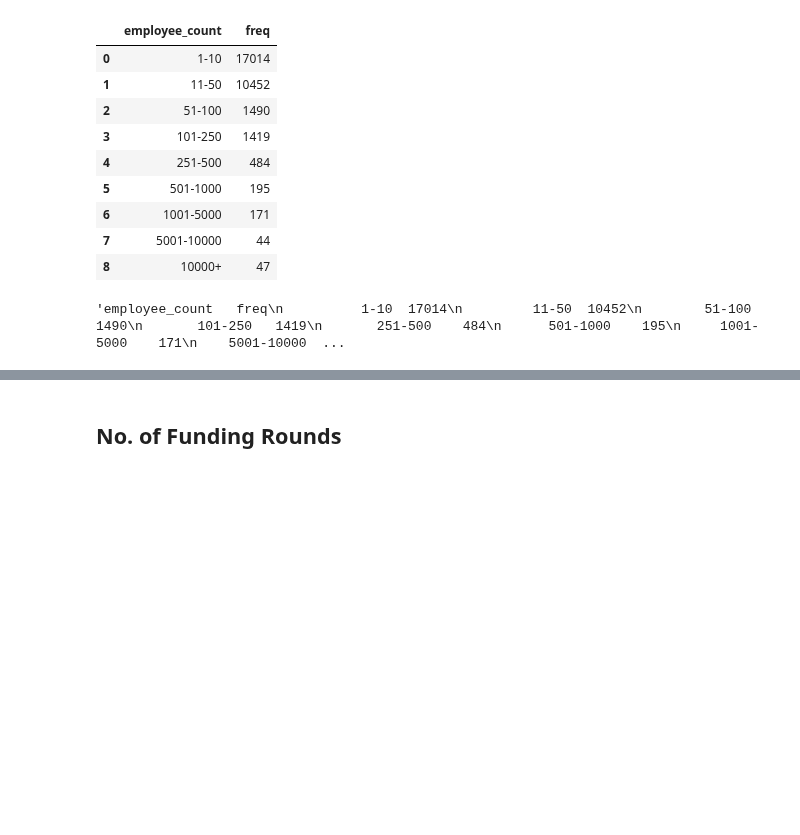
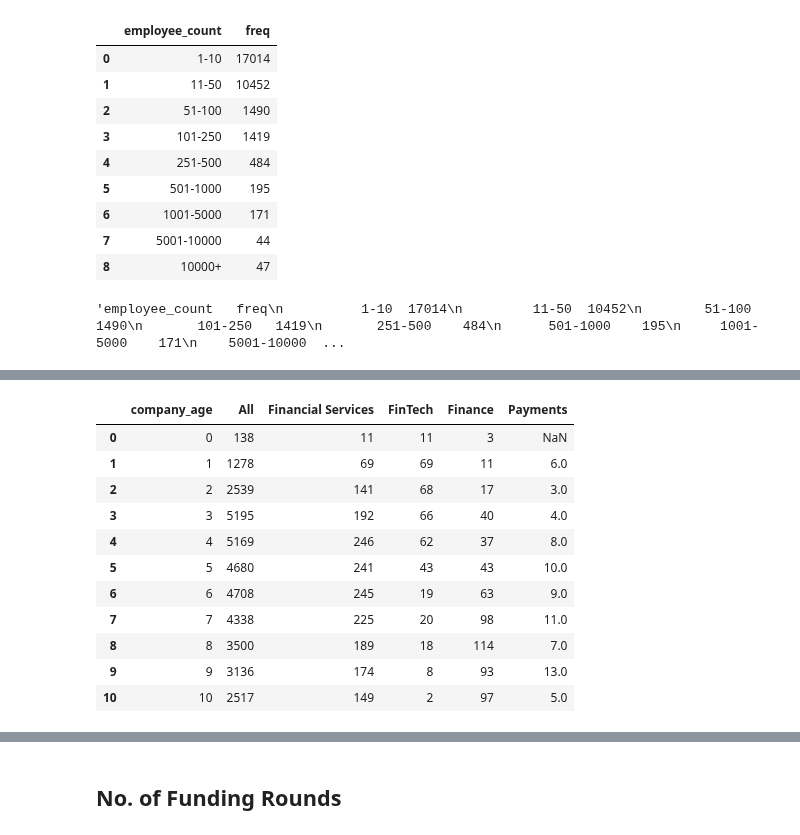
Before and after one commit to StardustLID/TEMG4952A-TEAM-5, a Jupyter notebook: backend/csv_helper.ipynb, the cells around one changed output, grey strips where cells are left out. Drawn from its saved outputs; the diff is of its cells as text; code cells hidden in the pictures; blank space fills up the shorter version.

```diff
--- a/backend/csv_helper.ipynb
+++ b/backend/csv_helper.ipynb
@@ -113,0 +118,8 @@ df.to_string(index=False)
+# %%
+import pandas as pd
+df = pd.read_csv("../Week3_Onwards/unifed_csv_without_duplicated_company.csv")
+
+categories = ['Financial Services', 'FinTech', 'Finance', 'Payments']
+cols_to_keep = ['founded_on', *categories]
+df = df[cols_to_keep]
+df
@@ -113,0 +140,3 @@ df.to_string(index=False)
+# %%
+df['founded_on'] = df['founded_on'].round(0).astype(int)
+df.head()
@@ -113,0 +150,5 @@ df.to_string(index=False)
+# %%
+df_count_all =  df['founded_on'].value_counts().sort_index().to_frame()
+df_count_all.reset_index(inplace=True)
+df_count_all.rename(columns={'index': 'company_age', 'founded_on': 'All'}, inplace=True)
+df_count_all
@@ -113,0 +168,11 @@ df.to_string(index=False)
+# %%
+df_category_counts = [df_count_all]
+
+for _ in categories:
+    temp = df[df[_] == 1]
+    df_count = temp['founded_on'].value_counts().sort_index().to_frame()
+    df_count.reset_index(inplace=True)
+    df_count.rename(columns={'index': 'company_age', 'founded_on': _},inplace=True)
+    df_category_counts.append(df_count)
+
+df_category_counts
@@ -113,0 +197,20 @@ df.to_string(index=False)
+# %%
+# Merge dataframes together (Join on 'company_age')
+from functools import reduce
+
+df_merged = reduce(lambda left,right: pd.merge(left, right, on='company_age', how='left'),df_category_counts)
+
+df_merged
+# %% [output]
+|  | company_age | All | Financial Services | FinTech | Finance | Payments |
+| 0 | 0 | 138 | 11 | 11 | 3 | NaN |
+| 1 | 1 | 1278 | 69 | 69 | 11 | 6.0 |
+| 2 | 2 | 2539 | 141 | 68 | 17 | 3.0 |
+| 3 | 3 | 5195 | 192 | 66 | 40 | 4.0 |
+| 4 | 4 | 5169 | 246 | 62 | 37 | 8.0 |
+| 5 | 5 | 4680 | 241 | 43 | 43 | 10.0 |
+| 6 | 6 | 4708 | 245 | 19 | 63 | 9.0 |
+| 7 | 7 | 4338 | 225 | 20 | 98 | 11.0 |
+| 8 | 8 | 3500 | 189 | 18 | 114 | 7.0 |
+| 9 | 9 | 3136 | 174 | 8 | 93 | 13.0 |
+| 10 | 10 | 2517 | 149 | 2 | 97 | 5.0 |
```
Also changed, not shown: parts of 7 cells of this notebook, 1 other file.
